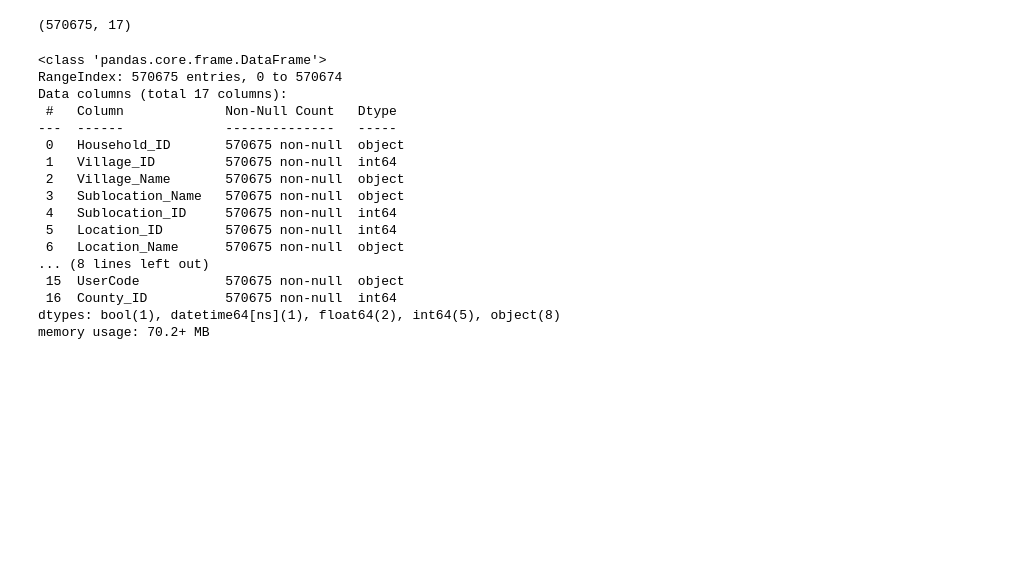
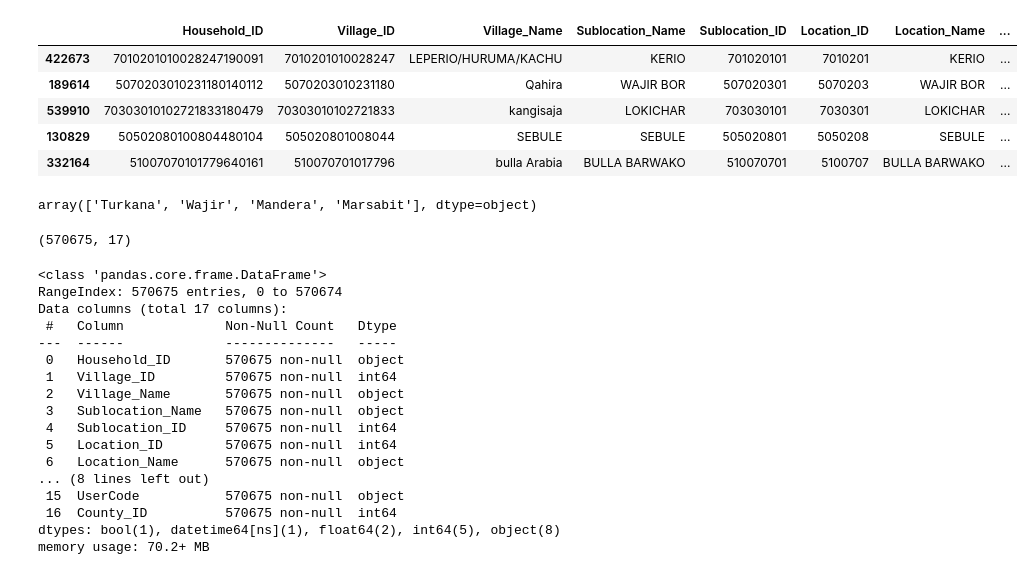
Before and after one commit to eugenekuloba/HSNP, a Jupyter notebook: index.ipynb, the cells around one changed output. Saved outputs shown, nothing was run; the diff lists cells and outputs as text; code cells hidden in the pictures; blank space fills up the shorter version.

```diff
--- a/index.ipynb
+++ b/index.ipynb
@@ -17,3 +17,20 @@ from shapely.geometry import Point
 # %%
 # Read the Excel file
 df = pd.read_excel('Data/County Location_ Raw Data.xlsx')
+# %%
+# Take a random sample of 10 rows from the DataFrame
+sample = df.sample(n=10000)
+
+# Print the sample
+sample.head()
+# %% [output]
+|  | Household_ID | Village_ID | Village_Name | Sublocation_Name | Sublocation_ID | Location_ID | Location_Name | ... |
+| 422673 | 7010201010028247190091 | 7010201010028247 | LEPERIO/HURUMA/KACHU | KERIO | 701020101 | 7010201 | KERIO | ... |
+| 189614 | 5070203010231180140112 | 5070203010231180 | Qahira | WAJIR BOR | 507020301 | 5070203 | WAJIR BOR | ... |
+| 539910 | 70303010102721833180479 | 70303010102721833 | kangisaja | LOKICHAR | 703030101 | 7030301 | LOKICHAR | ... |
+| 130829 | 50502080100804480104 | 505020801008044 | SEBULE | SEBULE | 505020801 | 5050208 | SEBULE | ... |
+| 332164 | 51007070101779640161 | 510070701017796 | bulla Arabia | BULLA BARWAKO | 510070701 | 5100707 | BULLA BARWAKO | ... |
+# %%
+sample['County_Name'].unique()
+# %% [output]
+array(['Turkana', 'Wajir', 'Mandera', 'Marsabit'], dtype=object)
```
Also changed, not shown: parts of 2 cells of this notebook, 10 other files.
